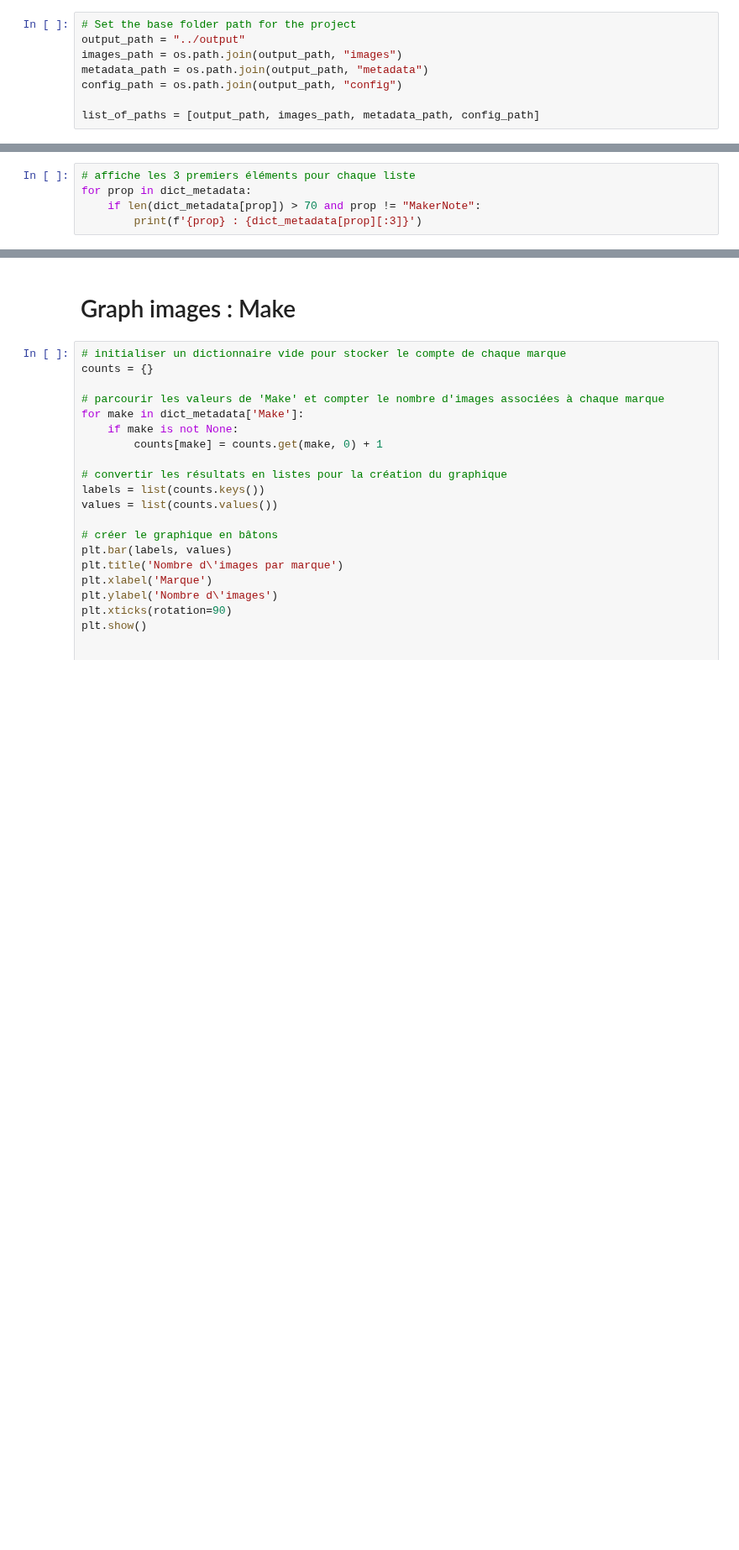
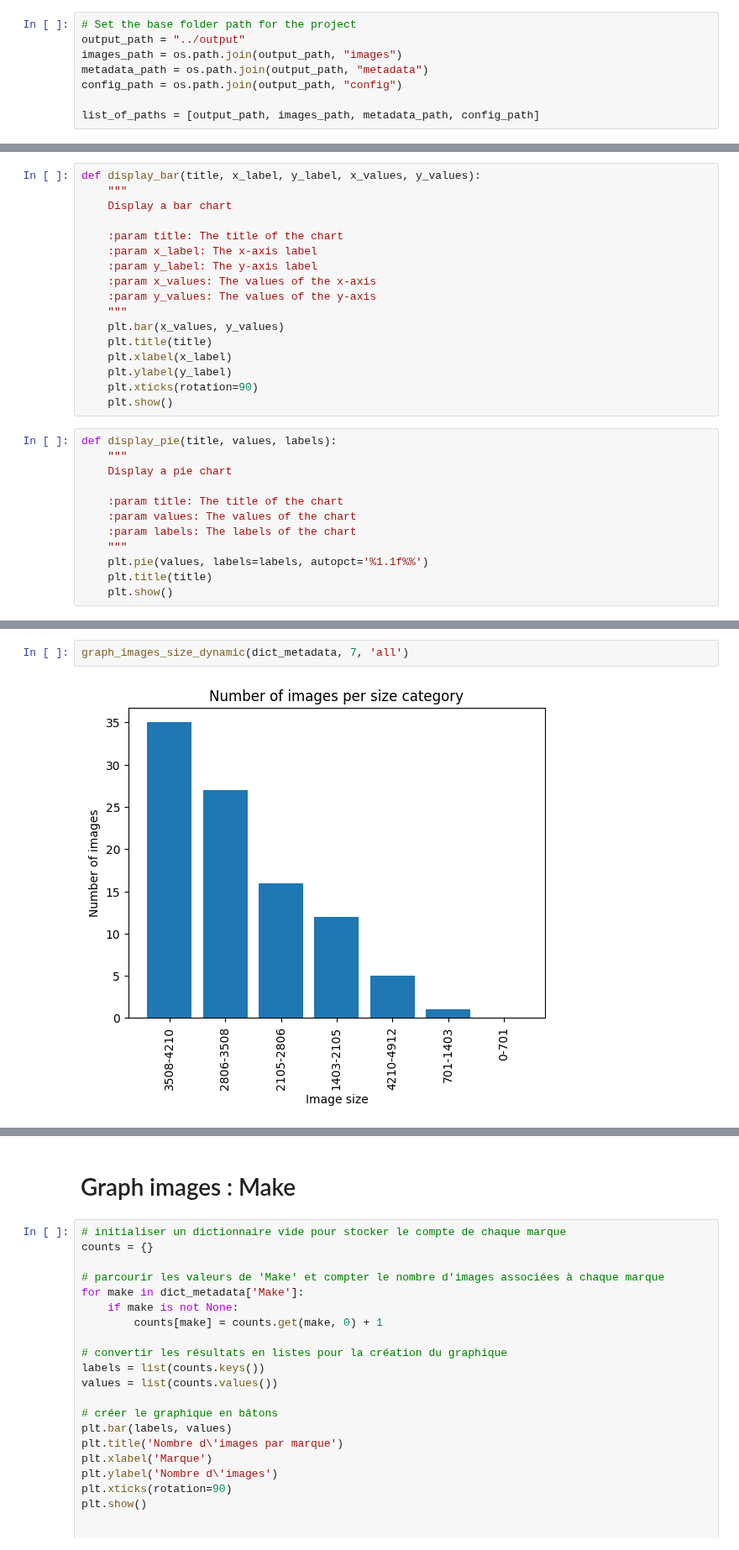
Before and after one commit to TeissierYannis/CPE-bigdata-TDM-project, a Jupyter notebook: data_viz/index.ipynb, the cells around one changed output, grey strips where cells are left out. Shown at 84% size. Drawn from its saved outputs; the diff is of its cells as text; blank space fills up the shorter version.

```diff
--- a/data_viz/index.ipynb
+++ b/data_viz/index.ipynb
@@ -111,5 +83,0 @@ ColorSpace : 79
-# %%
-# affiche les 3 premiers éléments pour chaque liste
-for prop in dict_metadata:
-    if len(dict_metadata[prop]) > 70 and prop != "MakerNote":
-        print(f'{prop} : {dict_metadata[prop][:3]}')
@@ -263,0 +224,29 @@ plt.show()
+# %%
+def display_bar(title, x_label, y_label, x_values, y_values):
+    """
+    Display a bar chart
+
+    :param title: The title of the chart
+    :param x_label: The x-axis label
+    :param y_label: The y-axis label
+    :param x_values: The values of the x-axis
+    :param y_values: The values of the y-axis
+    """
+    plt.bar(x_values, y_values)
+    plt.title(title)
+    plt.xlabel(x_label)
+    plt.ylabel(y_label)
+    plt.xticks(rotation=90)
+    plt.show()
+# %%
+def display_pie(title, values, labels):
+    """
+    Display a pie chart
+
+    :param title: The title of the chart
+    :param values: The values of the chart
+    :param labels: The labels of the chart
+    """
+    plt.pie(values, labels=labels, autopct='%1.1f%%')
+    plt.title(title)
+    plt.show()
@@ -263,0 +363,4 @@ plt.show()
+# %%
+graph_images_size_dynamic(dict_metadata, 7, 'all')
+# %% [output]
+[figure, added]
```
Also changed, not shown: parts of 34 cells of this notebook.
